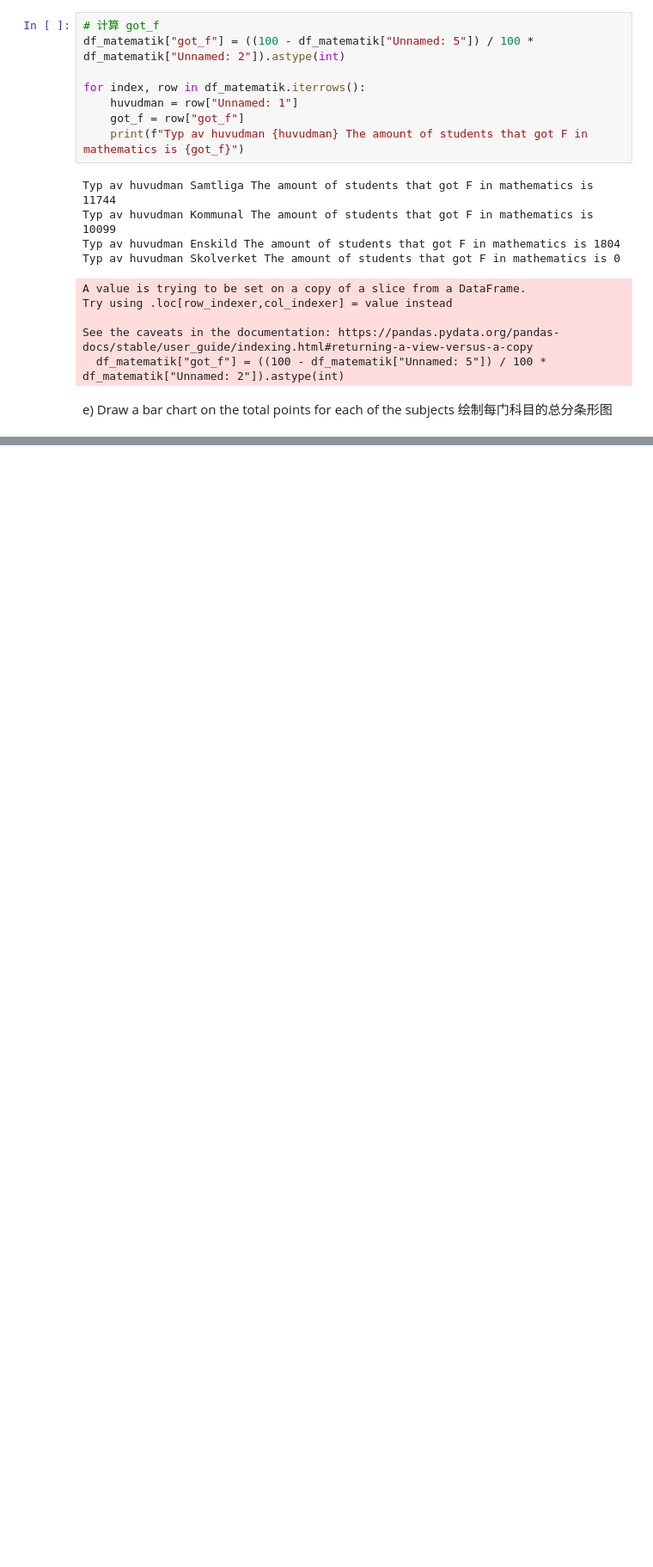
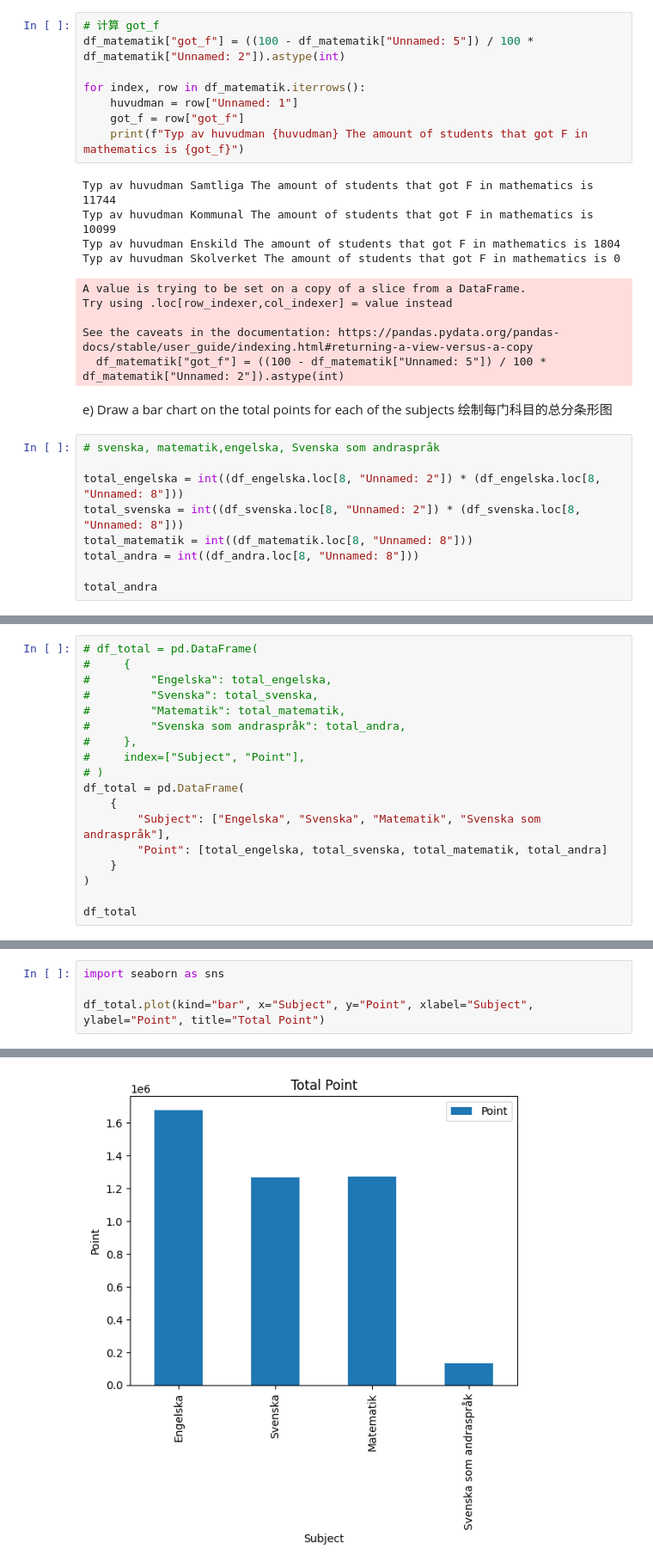
Before and after one commit to JessieH521/Data_Platform_DE24, a Jupyter notebook: exercises/exercise_1/exercise_1_0.ipynb, the cells around one changed output, grey strips where cells are left out. Shown at 86% size. Drawn from its saved outputs; the diff is of its cells as text; blank space fills up the shorter version.

```diff
--- a/exercises/exercise_1/exercise_1_0.ipynb
+++ b/exercises/exercise_1/exercise_1_0.ipynb
@@ -181,3 +180,12 @@ See the caveats in the documentation: https://pandas.pydata.org/pandas-docs/stab
   df_matematik["got_f"] = ((100 - df_matematik["Unnamed: 5"]) / 100 * df_matematik["Unnamed: 2"]).astype(int)
 # %% [markdown]
 e) Draw a bar chart on the total points for each of the subjects 绘制每门科目的总分条形图
+# %%
+# svenska, matematik,engelska, Svenska som andraspråk
+
+total_engelska = int((df_engelska.loc[8, "Unnamed: 2"]) * (df_engelska.loc[8, "Unnamed: 8"]))
+total_svenska = int((df_svenska.loc[8, "Unnamed: 2"]) * (df_svenska.loc[8, "Unnamed: 8"]))
+total_matematik = int((df_matematik.loc[8, "Unnamed: 8"]))
+total_andra = int((df_andra.loc[8, "Unnamed: 8"]))
+
+total_andra
@@ -183,0 +194,18 @@ e) Draw a bar chart on the total points for each of the subjects 绘制每门科
+# %%
+# df_total = pd.DataFrame(
+#     {
+#         "Engelska": total_engelska,
+#         "Svenska": total_svenska,
+#         "Matematik": total_matematik,
+#         "Svenska som andraspråk": total_andra,
+#     },
+#     index=["Subject", "Point"],
+# )
+df_total = pd.DataFrame(
+    {
+        "Subject": ["Engelska", "Svenska", "Matematik", "Svenska som andraspråk"],
+        "Point": [total_engelska, total_svenska, total_matematik, total_andra]
+    }
+)
+
+df_total
@@ -183,0 +218,5 @@ e) Draw a bar chart on the total points for each of the subjects 绘制每门科
+# %%
+import seaborn as sns
+
+df_total.plot(kind="bar", x="Subject", y="Point", xlabel="Subject", ylabel="Point", title="Total Point")
+# %% [output]
@@ -183,0 +224 @@ e) Draw a bar chart on the total points for each of the subjects 绘制每门科
+[figure, added]
```
Also changed, not shown: parts of 7 cells of this notebook, 4 other files.
